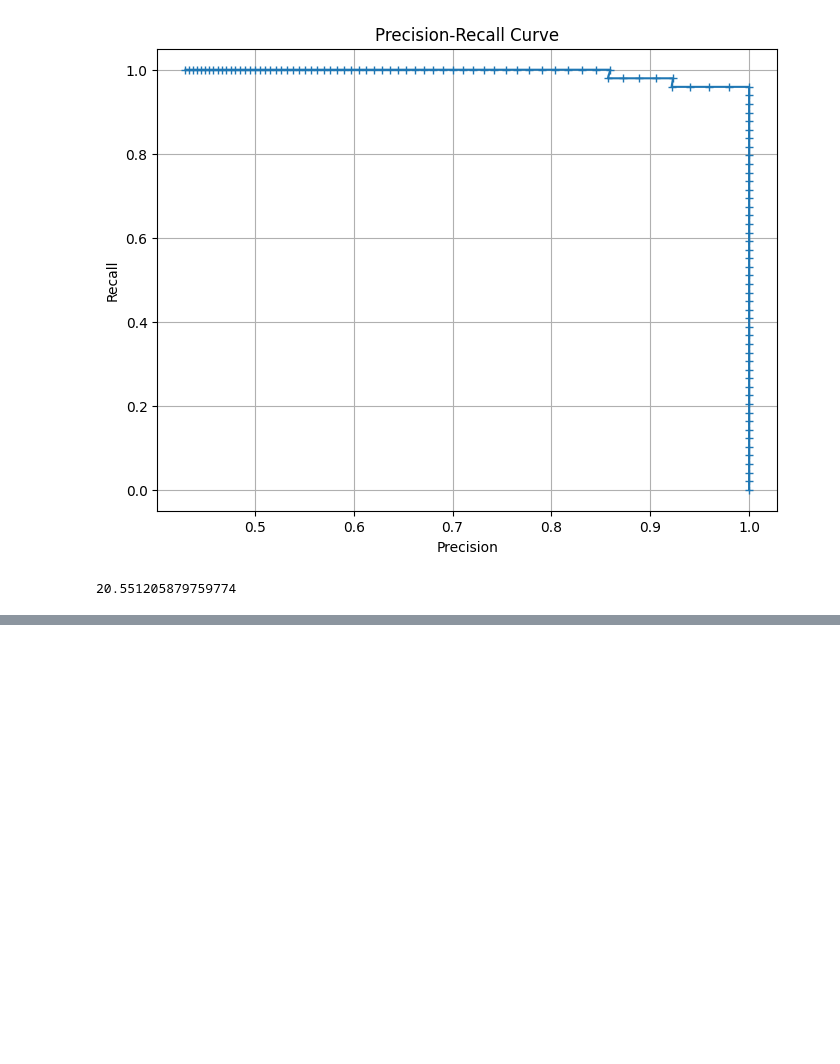
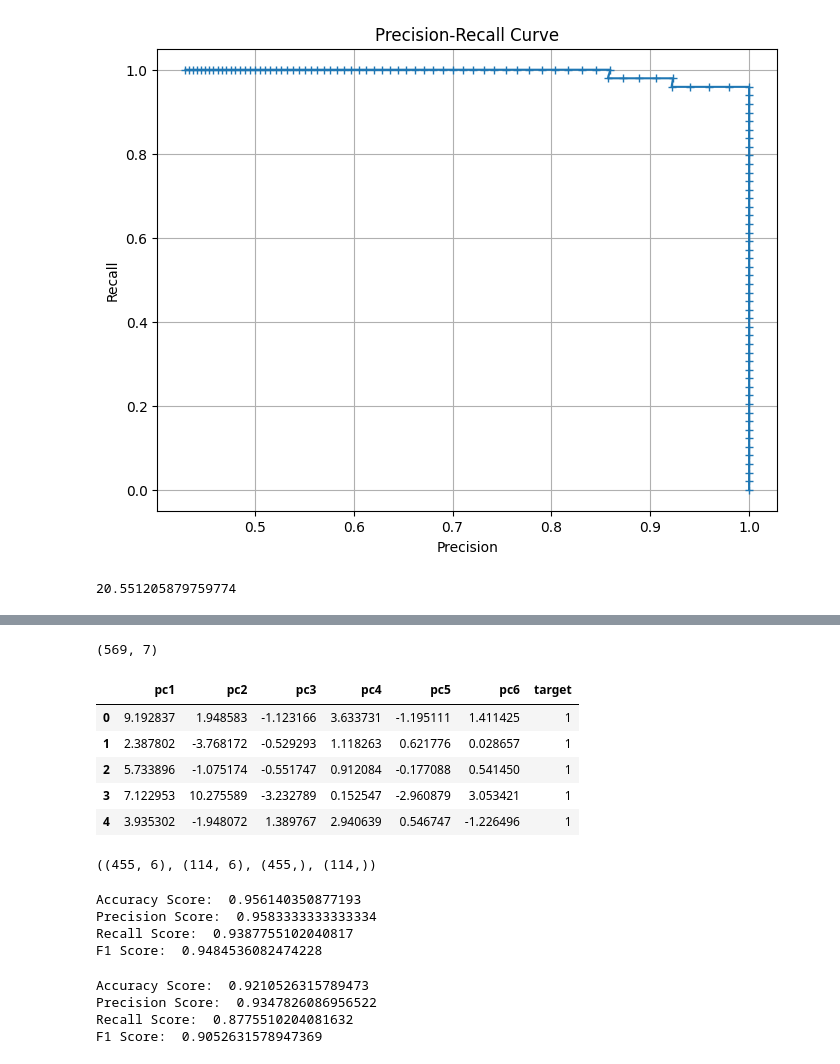
Before and after one commit to saivenkat2309/ML_A1, a Jupyter notebook: ML_ASS3.ipynb, the cells around one changed output, grey strips where cells are left out. Saved outputs shown, nothing was run; the diff lists cells and outputs as text; code cells hidden in the pictures; blank space fills up the shorter version.

```diff
--- a/ML_ASS3.ipynb
+++ b/ML_ASS3.ipynb
@@ -265,0 +369,4 @@ log_loss(y_test, y_pred_prob)
+# %%
+for i in range(80,100,1):
+    components=pca_components(i/100)
+    print('for the explained variance ratio {},{} these are the number of components that hold the information'.format(i,components))
@@ -265,0 +415,6 @@ log_loss(y_test, y_pred_prob)
+# %%
+pca_opt = PCA(n_components=6)
+# %%
+principalComponents = pca_opt.fit_transform(X_scaled)
+principalDf = pd.DataFrame(data = principalComponents,columns = ['pc{}'.format(i) for i in range(1,7)])
+principalDf.head()
@@ -265,0 +428,15 @@ log_loss(y_test, y_pred_prob)
+# %%
+principalDf['target'] = y
+# %%
+principalDf.shape
+# %% [output]
+(569, 7)
+# %%
+principalDf.head()
+# %% [output]
+|  | pc1 | pc2 | pc3 | pc4 | pc5 | pc6 | target |
+| 0 | 9.192837 | 1.948583 | -1.123166 | 3.633731 | -1.195111 | 1.411425 | 1 |
+| 1 | 2.387802 | -3.768172 | -0.529293 | 1.118263 | 0.621776 | 0.028657 | 1 |
+| 2 | 5.733896 | -1.075174 | -0.551747 | 0.912084 | -0.177088 | 0.541450 | 1 |
+| 3 | 7.122953 | 10.275589 | -3.232789 | 0.152547 | -2.960879 | 3.053421 | 1 |
+| 4 | 3.935302 | -1.948072 | 1.389767 | 2.940639 | 0.546747 | -1.226496 | 1 |
@@ -265,0 +446,38 @@ log_loss(y_test, y_pred_prob)
+# %%
+np.random.seed(9)
+X_train, X_test, y_train, y_test = train_test_split(X_principal,
+                                                   y_principal,
+                                                   train_size = 0.8,
+                                                   test_size = 0.20,
+                                                   random_state = 100)
+X_train.shape, X_test.shape, y_train.shape, y_test.shape
+# %% [output]
+((455, 6), (114, 6), (455,), (114,))
+# %%
+principal_model_log = LogisticRegression()
+principal_model_log.fit(X_train, y_train)
+principal_model_log.score(X_train, y_train)
+y_pred = principal_model_log.predict(X_test)
+print("Accuracy Score: ", accuracy_score(y_test, y_pred),
+      "\nPrecision Score: ", precision_score(y_test, y_pred),
+      "\nRecall Score: ", recall_score(y_test, y_pred),
+      "\nF1 Score: ", f1_score(y_test, y_pred))
+# %% [output]
+Accuracy Score:  0.956140350877193
+Precision Score:  0.9583333333333334
+Recall Score:  0.9387755102040817
+F1 Score:  0.9484536082474228
+# %%
+principal_model_nb = GaussianNB()
+principal_model_nb.fit(X_train, y_train)
+principal_model_nb.score(X_train, y_train)
+y_pred = principal_model_nb.predict(X_test)
+print("Accuracy Score: ", accuracy_score(y_test, y_pred),
+      "\nPrecision Score: ", precision_score(y_test, y_pred),
+      "\nRecall Score: ", recall_score(y_test, y_pred),
+      "\nF1 Score: ", f1_score(y_test, y_pred))
+# %% [output]
+Accuracy Score:  0.9210526315789473
+Precision Score:  0.9347826086956522
+Recall Score:  0.8775510204081632
+F1 Score:  0.9052631578947369
```
Also changed, not shown: parts of 17 cells of this notebook.
